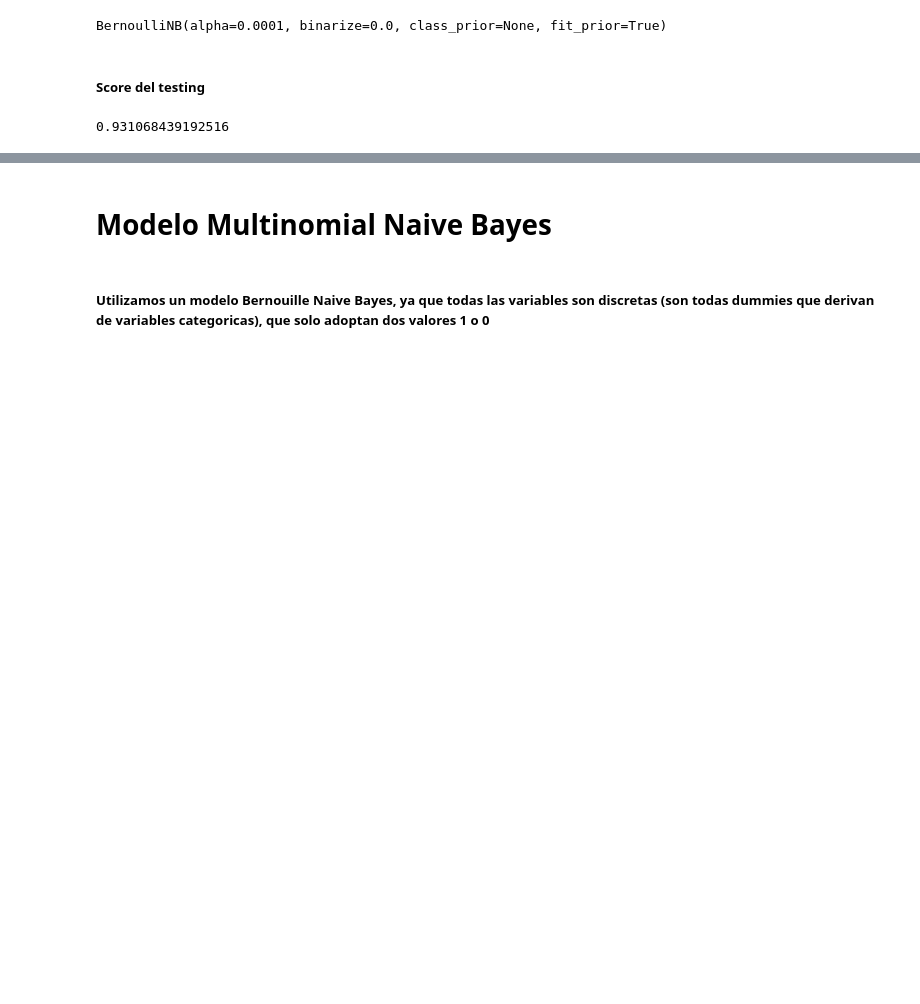
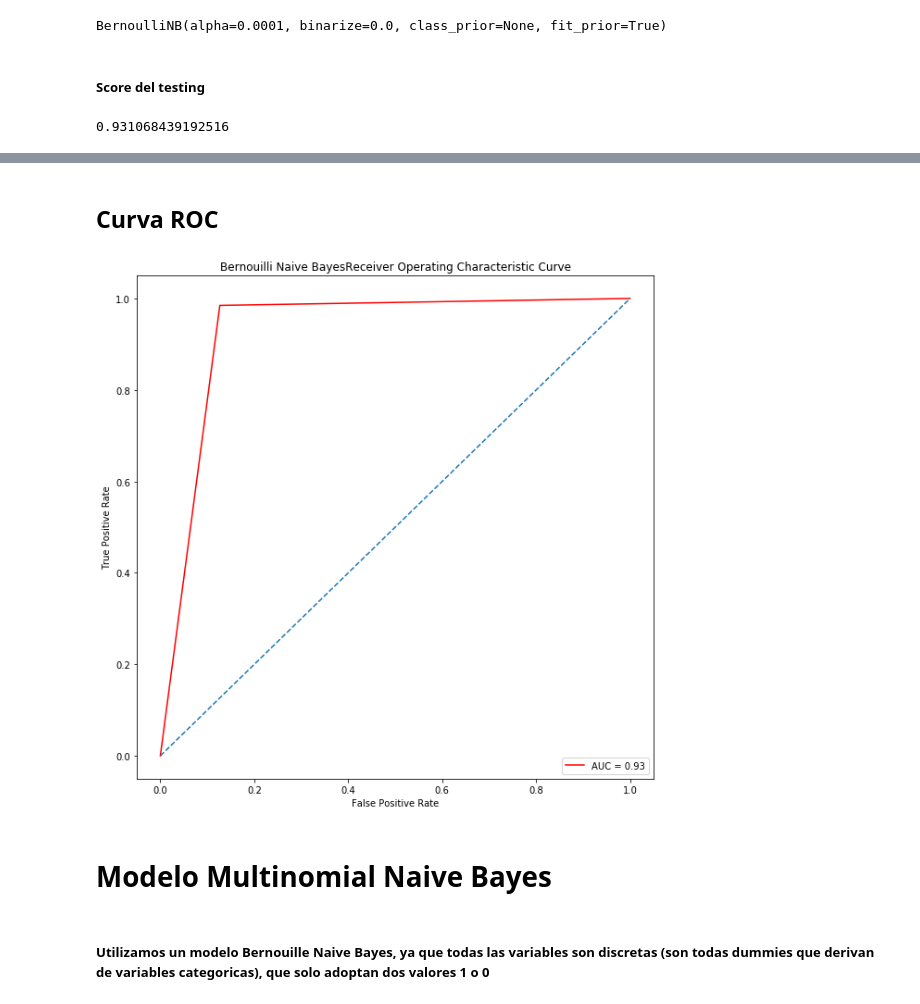
Before and after one commit to rdgagliano/DataScience-Grupo3, a Jupyter notebook: _01_Mushrooms Análisis Ini.ipynb, the cells around one changed output, grey strips where cells are left out. Drawn from its saved outputs; the diff is of its cells as text; code cells hidden in the pictures; blank space fills up the shorter version.

```diff
--- a/_01_Mushrooms Análisis Ini.ipynb
+++ b/_01_Mushrooms Análisis Ini.ipynb
@@ -739,3 +741,10 @@ array([[ 855,  124],
+# %% [markdown]
+## Curva ROC
+# %%
+tituloModelo = 'Bernouilli Naive Bayes'
+funcs.plotSingleROC_Curve(tituloModelo, y_test, y_pred_NB)
+# %% [output]
+[figure, added]
 # %% [markdown]
 # Modelo Multinomial Naive Bayes
 # %% [markdown]
```
Also changed, not shown: parts of 28 cells of this notebook, 1 other file.
